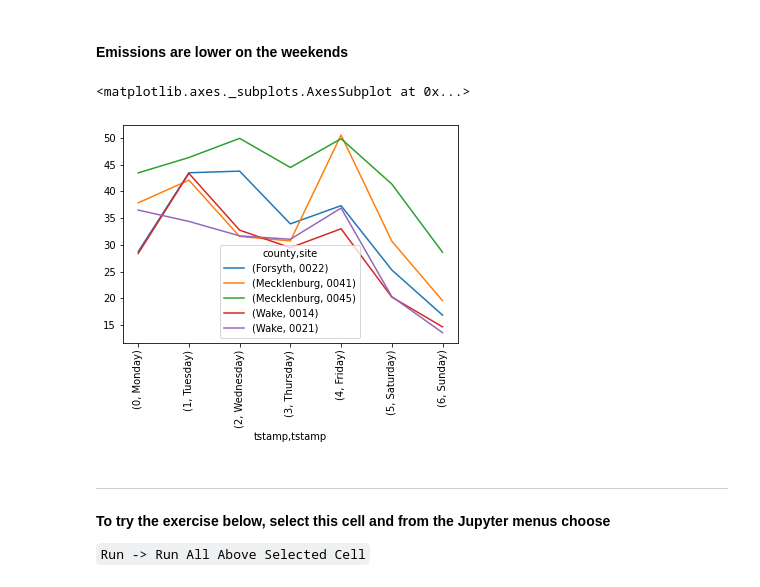
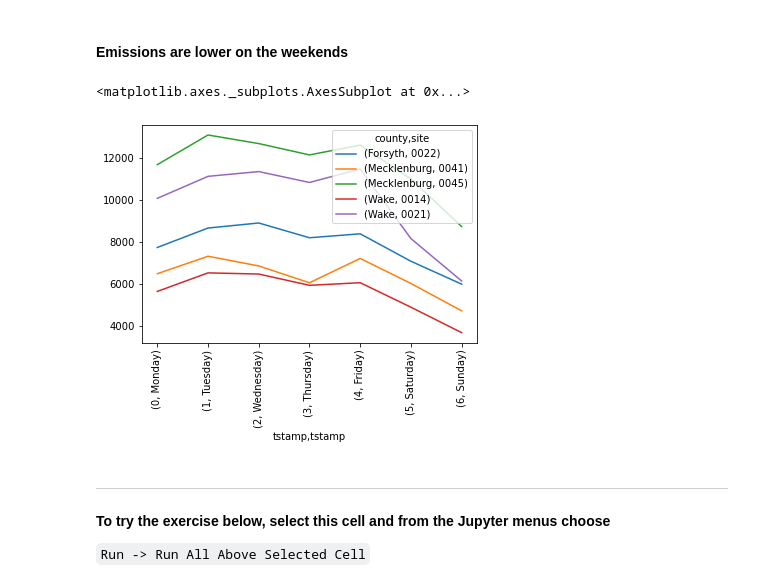
Before and after one commit to emonson/pandas-jupyterlab, a Jupyter notebook: Groupby_NCexploration.ipynb, the cells around one changed output. Cells and saved outputs as stored; diff of their text form; code cells hidden in the pictures.

```diff
--- a/Groupby_NCexploration.ipynb
+++ b/Groupby_NCexploration.ipynb
@@ -387,13 +424,13 @@ df.pivot_table(
 # %%
 df.pivot_table(
     columns=['county','site'],
     index=[df.index.dayofweek,df.index.day_name()],
     values='measure',
-    aggfunc='var'
+    aggfunc='sum'
 ).plot(rot=90)
 # %% [output]
 <matplotlib.axes._subplots.AxesSubplot at 0x...>
-[figure, old version]
+[figure, new version]
 # %% [markdown]
 ---
 
```
Also changed, not shown: parts of 28 cells of this notebook, 2 other files.
